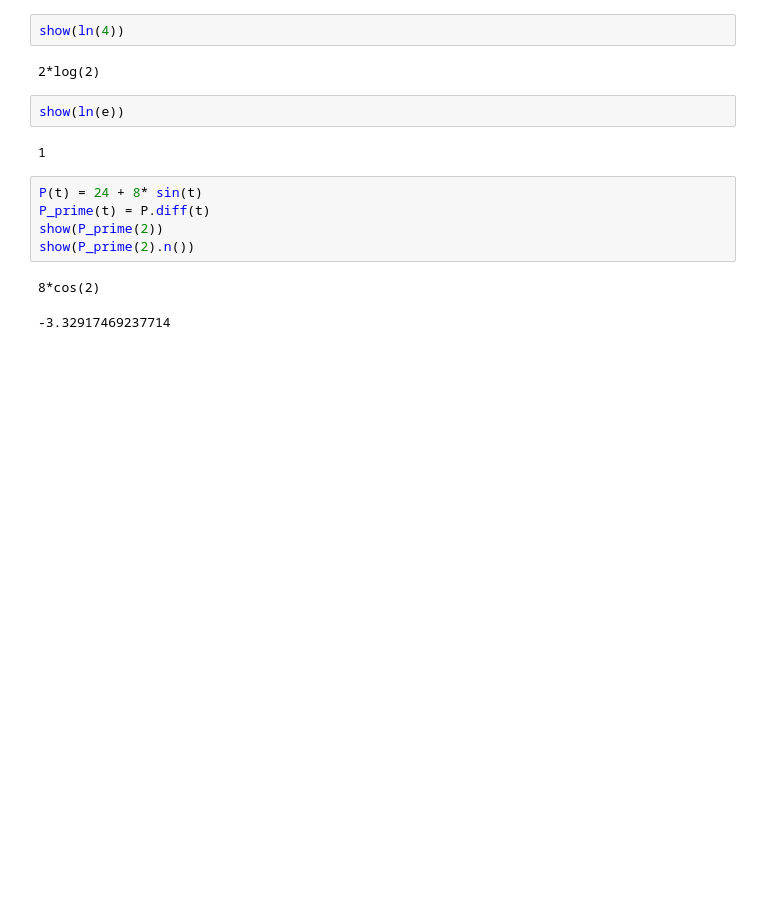
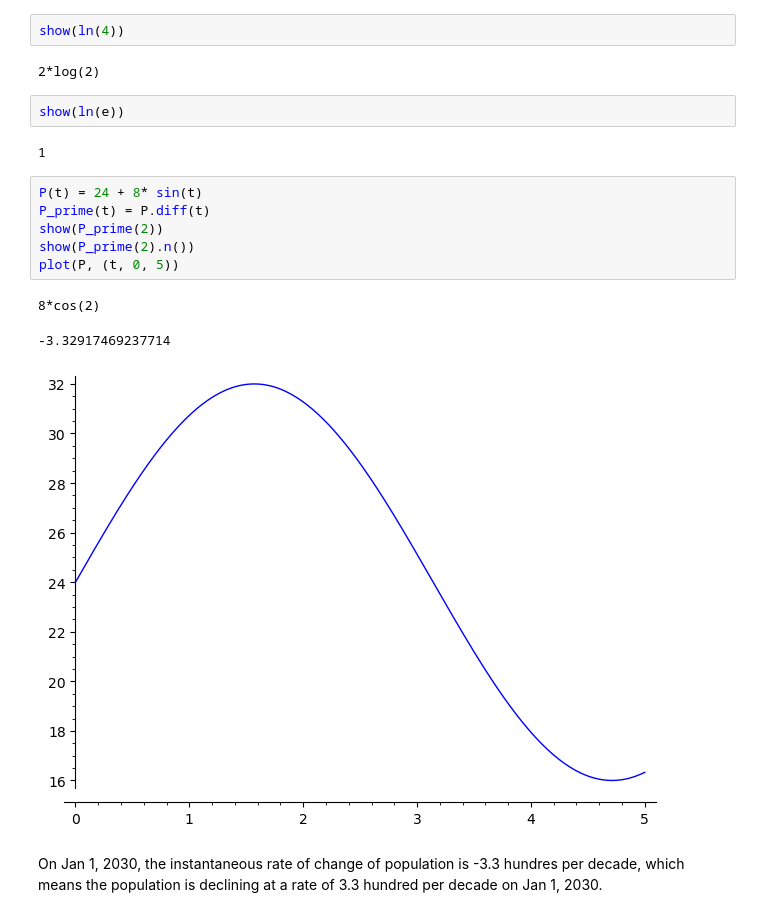
Before and after one commit to john-washington/sage, a Jupyter notebook: Calculus_Chpater2.2.ipynb, the cells around one changed output. Cells and saved outputs as stored; diff of their text form; blank space fills up the shorter version.

```diff
--- a/Calculus_Chpater2.2.ipynb
+++ b/Calculus_Chpater2.2.ipynb
@@ -445,8 +450,12 @@ show(ln(e))
 # %%
 P(t) = 24 + 8* sin(t)
 P_prime(t) = P.diff(t)
 show(P_prime(2))
 show(P_prime(2).n())
+plot(P, (t, 0, 5))
 # %% [output]
 8*cos(2)
 -3.32917469237714
+[figure, added]
+# %% [markdown]
+On Jan 1, 2030, the instantaneous rate of change of population is -3.3 hundres per decade, which means the population is declining at a rate of 3.3 hundred per decade on Jan 1, 2030.
```
Also changed, not shown: parts of 7 cells of this notebook, 1 other file.
